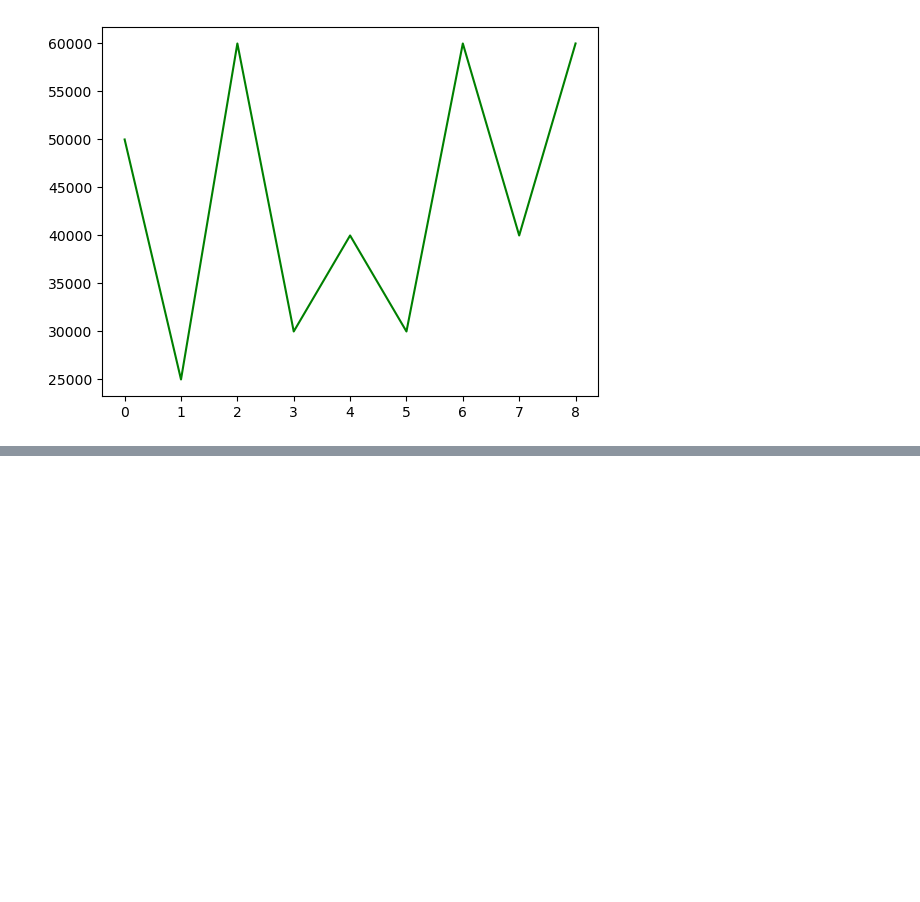
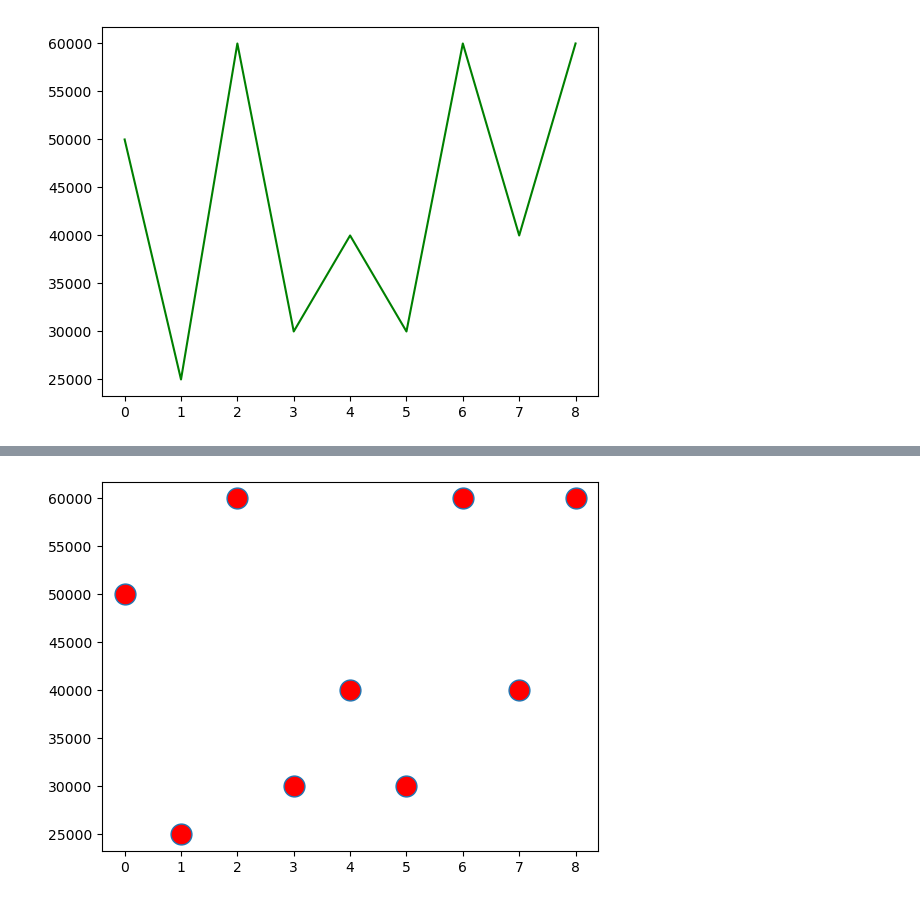
Before and after one commit to vishalp7887/DA-Analyzing-Data-with-Python, a Jupyter notebook: matplotlib_1.ipynb, the cells around one changed output, grey strips where cells are left out. Cells and saved outputs as stored; diff of their text form; code cells hidden in the pictures; blank space fills up the shorter version.

```diff
--- a/matplotlib_1.ipynb
+++ b/matplotlib_1.ipynb
@@ -94,0 +103,4 @@ seller3 = plt.plot(seller['SALES'], 'g')
+# %%
+seller5 = plt.plot(seller['SALES'], 'o', ms = '15', mfc = 'r')
+# %% [output]
+[figure, added]
```
Also changed, not shown: parts of 6 cells of this notebook, 2 other files.
